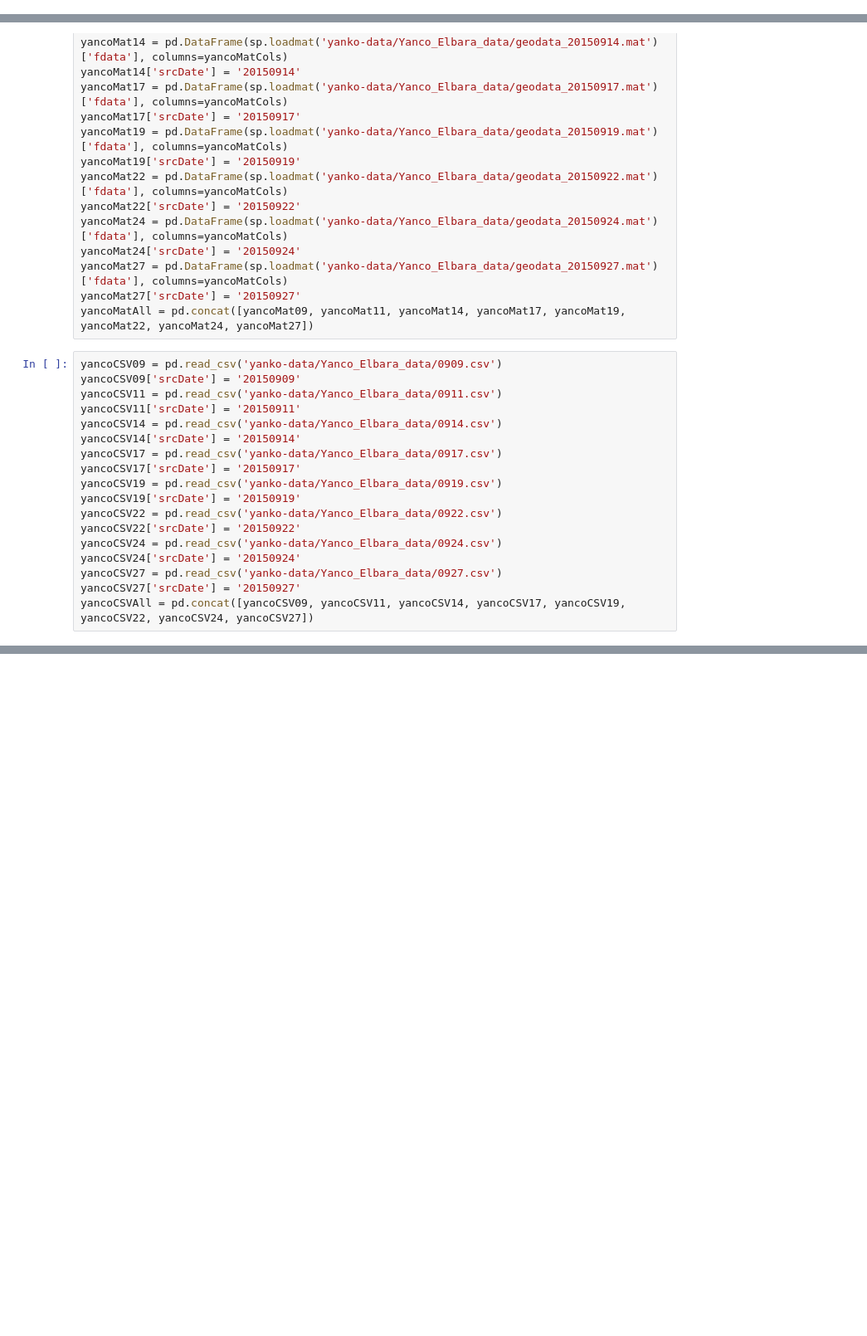
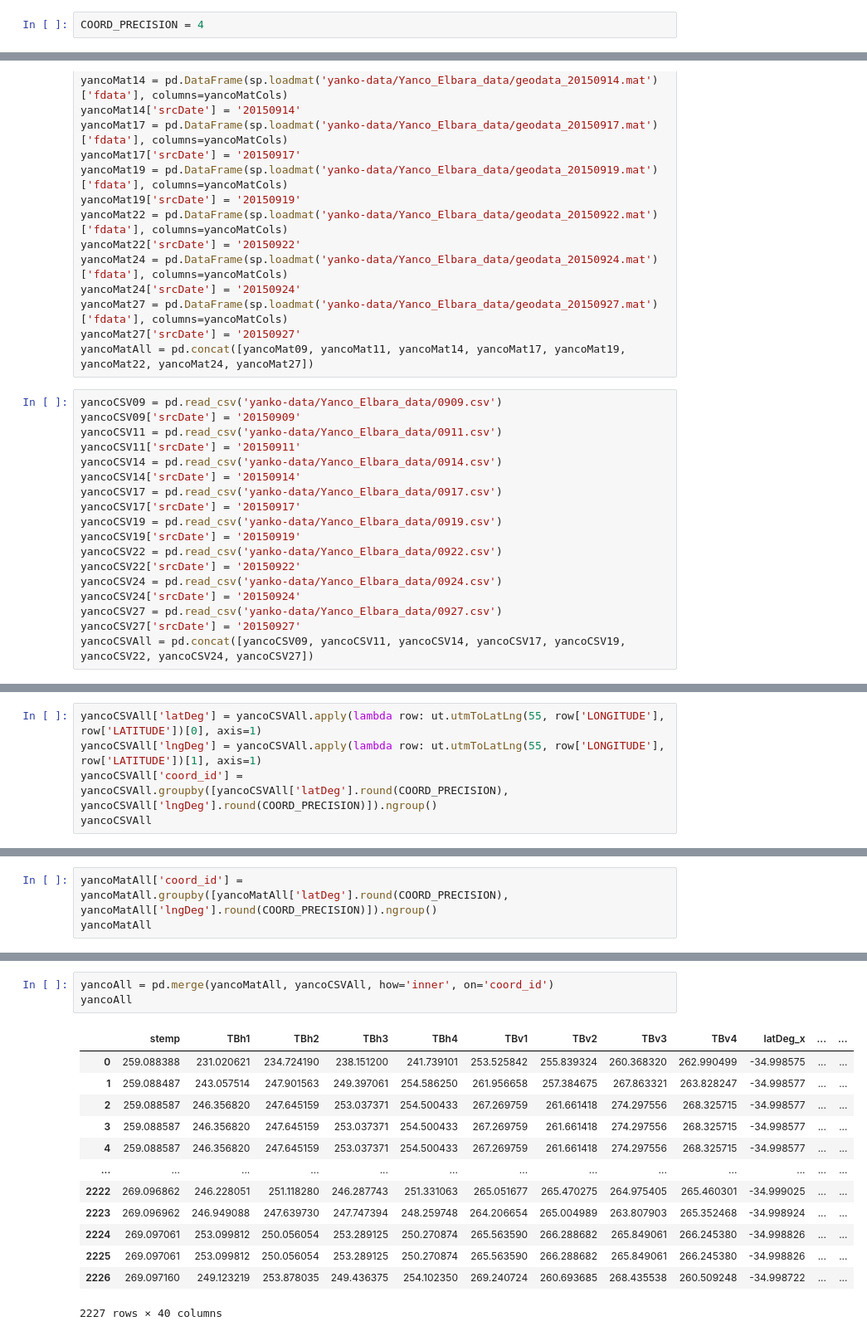
Before and after one commit to linton2000/Autonomous-Soil-Moisture-Mapping, a Jupyter notebook: final-report.ipynb, the cells around one changed output, grey strips where cells are left out. Shown: that part at 83% size. Saved outputs shown, nothing was run; the diff lists cells and outputs as text; blank space fills up the shorter version.

Commit message:
Merge based on coord_id grouping

```diff
--- a/final-report.ipynb
+++ b/final-report.ipynb
@@ -5,6 +5,8 @@ import matplotlib.pyplot as plt
 from datetime import datetime, date, time
 import pandas as pd
 import utils as ut
+# %%
+COORD_PRECISION = 4
 # %%
 yancoMatCols = ['stemp', 'TBh1', 'TBh2', 'TBh3', 'TBh4', 'TBv1', 'TBv2', 'TBv3', 'TBv4', 'latDeg', 'lngDeg']
 yancoMat09 = pd.DataFrame(sp.loadmat('yanko-data/Yanco_Elbara_data/geodata_20150909.mat')['fdata'], columns=yancoMatCols)
@@ -76,0 +47,5 @@ yancoCSVAll
+# %%
+yancoCSVAll['latDeg'] = yancoCSVAll.apply(lambda row: ut.utmToLatLng(55, row['LONGITUDE'], row['LATITUDE'])[0], axis=1)
+yancoCSVAll['lngDeg'] = yancoCSVAll.apply(lambda row: ut.utmToLatLng(55, row['LONGITUDE'], row['LATITUDE'])[1], axis=1)
+yancoCSVAll['coord_id'] = yancoCSVAll.groupby([yancoCSVAll['latDeg'].round(COORD_PRECISION), yancoCSVAll['lngDeg'].round(COORD_PRECISION)]).ngroup()
+yancoCSVAll
@@ -76,0 +66,3 @@ yancoCSVAll
+# %%
+yancoMatAll['coord_id'] = yancoMatAll.groupby([yancoMatAll['latDeg'].round(COORD_PRECISION), yancoMatAll['lngDeg'].round(COORD_PRECISION)]).ngroup()
+yancoMatAll
@@ -76,0 +83,17 @@ yancoCSVAll
+# %%
+yancoAll = pd.merge(yancoMatAll, yancoCSVAll, how='inner', on='coord_id')
+yancoAll
+# %% [output]
+|  | stemp | TBh1 | TBh2 | TBh3 | TBh4 | TBv1 | TBv2 | TBv3 | TBv4 | latDeg_x | ... | ... |
+| 0 | 259.088388 | 231.020621 | 234.724190 | 238.151200 | 241.739101 | 253.525842 | 255.839324 | 260.368320 | 262.990499 | -34.998575 | ... | ... |
+| 1 | 259.088487 | 243.057514 | 247.901563 | 249.397061 | 254.586250 | 261.956658 | 257.384675 | 267.863321 | 263.828247 | -34.998577 | ... | ... |
+| 2 | 259.088587 | 246.356820 | 247.645159 | 253.037371 | 254.500433 | 267.269759 | 261.661418 | 274.297556 | 268.325715 | -34.998577 | ... | ... |
+| 3 | 259.088587 | 246.356820 | 247.645159 | 253.037371 | 254.500433 | 267.269759 | 261.661418 | 274.297556 | 268.325715 | -34.998577 | ... | ... |
+| 4 | 259.088587 | 246.356820 | 247.645159 | 253.037371 | 254.500433 | 267.269759 | 261.661418 | 274.297556 | 268.325715 | -34.998577 | ... | ... |
+| ... | ... | ... | ... | ... | ... | ... | ... | ... | ... | ... | ... | ... |
+| 2222 | 269.096862 | 246.228051 | 251.118280 | 246.287743 | 251.331063 | 265.051677 | 265.470275 | 264.975405 | 265.460301 | -34.999025 | ... | ... |
+| 2223 | 269.096962 | 246.949088 | 247.639730 | 247.747394 | 248.259748 | 264.206654 | 265.004989 | 263.807903 | 265.352468 | -34.998924 | ... | ... |
+| 2224 | 269.097061 | 253.099812 | 250.056054 | 253.289125 | 250.270874 | 265.563590 | 266.288682 | 265.849061 | 266.245380 | -34.998826 | ... | ... |
+| 2225 | 269.097061 | 253.099812 | 250.056054 | 253.289125 | 250.270874 | 265.563590 | 266.288682 | 265.849061 | 266.245380 | -34.998826 | ... | ... |
+| 2226 | 269.097160 | 249.123219 | 253.878035 | 249.436375 | 254.102350 | 269.240724 | 260.693685 | 268.435538 | 260.509248 | -34.998722 | ... | ... |
+2227 rows × 40 columns
```
Also changed, not shown: parts of 4 cells of this notebook.
